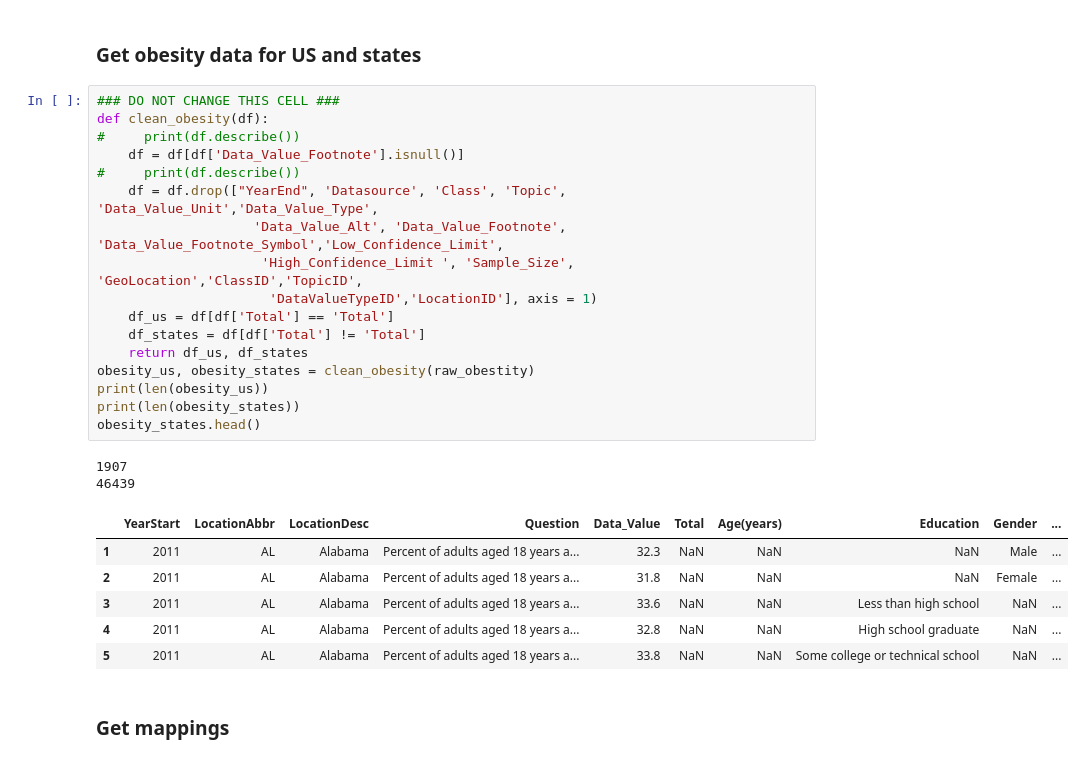
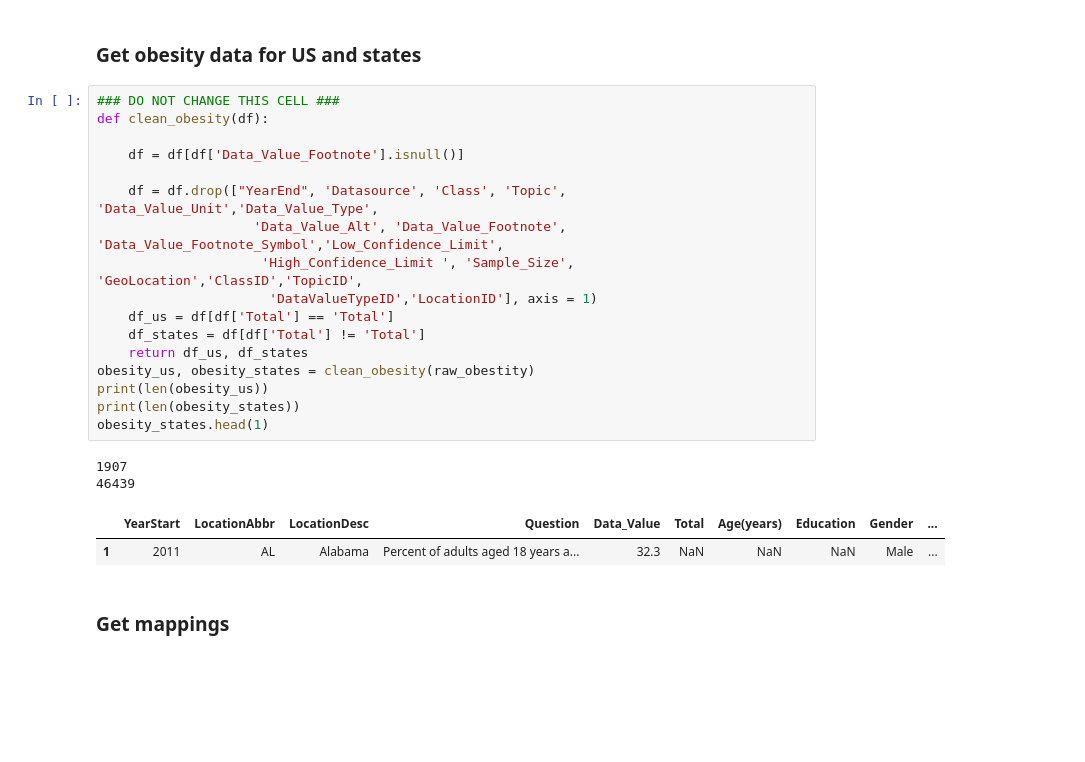
Before and after one commit to ramanujam/USAgriculturePDS, a Jupyter notebook: notebooks/writeup_draft1.ipynb, the cells around one changed output. Cells and saved outputs as stored; diff of their text form; blank space fills up the shorter version.

```diff
--- a/notebooks/writeup_draft1.ipynb
+++ b/notebooks/writeup_draft1.ipynb
@@ -432,29 +390,25 @@ raw_obestity = pd.read_csv(datadir + 'nutrition_physical_activity_raw.csv')
 # %%
 ### DO NOT CHANGE THIS CELL ###
 def clean_obesity(df):
-#     print(df.describe())
+
     df = df[df['Data_Value_Footnote'].isnull()]
-#     print(df.describe())
+
     df = df.drop(["YearEnd", 'Datasource', 'Class', 'Topic', 'Data_Value_Unit','Data_Value_Type',
                     'Data_Value_Alt', 'Data_Value_Footnote', 'Data_Value_Footnote_Symbol','Low_Confidence_Limit',
                      'High_Confidence_Limit ', 'Sample_Size', 'GeoLocation','ClassID','TopicID',
                       'DataValueTypeID','LocationID'], axis = 1)
     df_us = df[df['Total'] == 'Total']
     df_states = df[df['Total'] != 'Total']
     return df_us, df_states
 obesity_us, obesity_states = clean_obesity(raw_obestity)
 print(len(obesity_us))
 print(len(obesity_states))
-obesity_states.head()
+obesity_states.head(1)
 # %% [output]
 1907
 46439
 |  | YearStart | LocationAbbr | LocationDesc | Question | Data_Value | Total | Age(years) | Education | Gender | ... |
 | 1 | 2011 | AL | Alabama | Percent of adults aged 18 years a... | 32.3 | NaN | NaN | NaN | Male | ... |
-| 2 | 2011 | AL | Alabama | Percent of adults aged 18 years a... | 31.8 | NaN | NaN | NaN | Female | ... |
-| 3 | 2011 | AL | Alabama | Percent of adults aged 18 years a... | 33.6 | NaN | NaN | Less than high school | NaN | ... |
-| 4 | 2011 | AL | Alabama | Percent of adults aged 18 years a... | 32.8 | NaN | NaN | High school graduate | NaN | ... |
-| 5 | 2011 | AL | Alabama | Percent of adults aged 18 years a... | 33.8 | NaN | NaN | Some college or technical school | NaN | ... |
 # %% [markdown]
 ### Get mappings
 # %%
```
Also changed, not shown: parts of 34 cells of this notebook, 1 other file.
